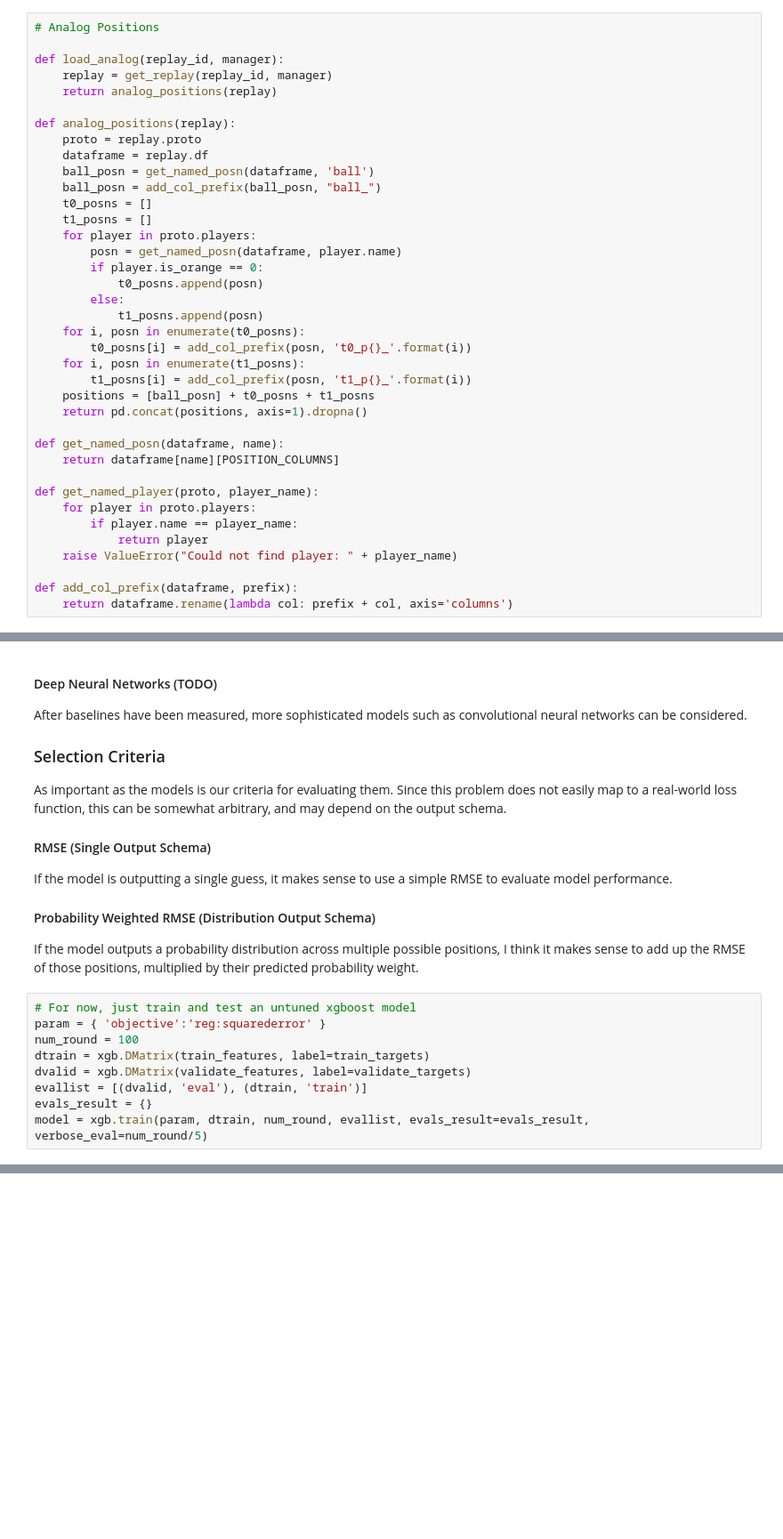
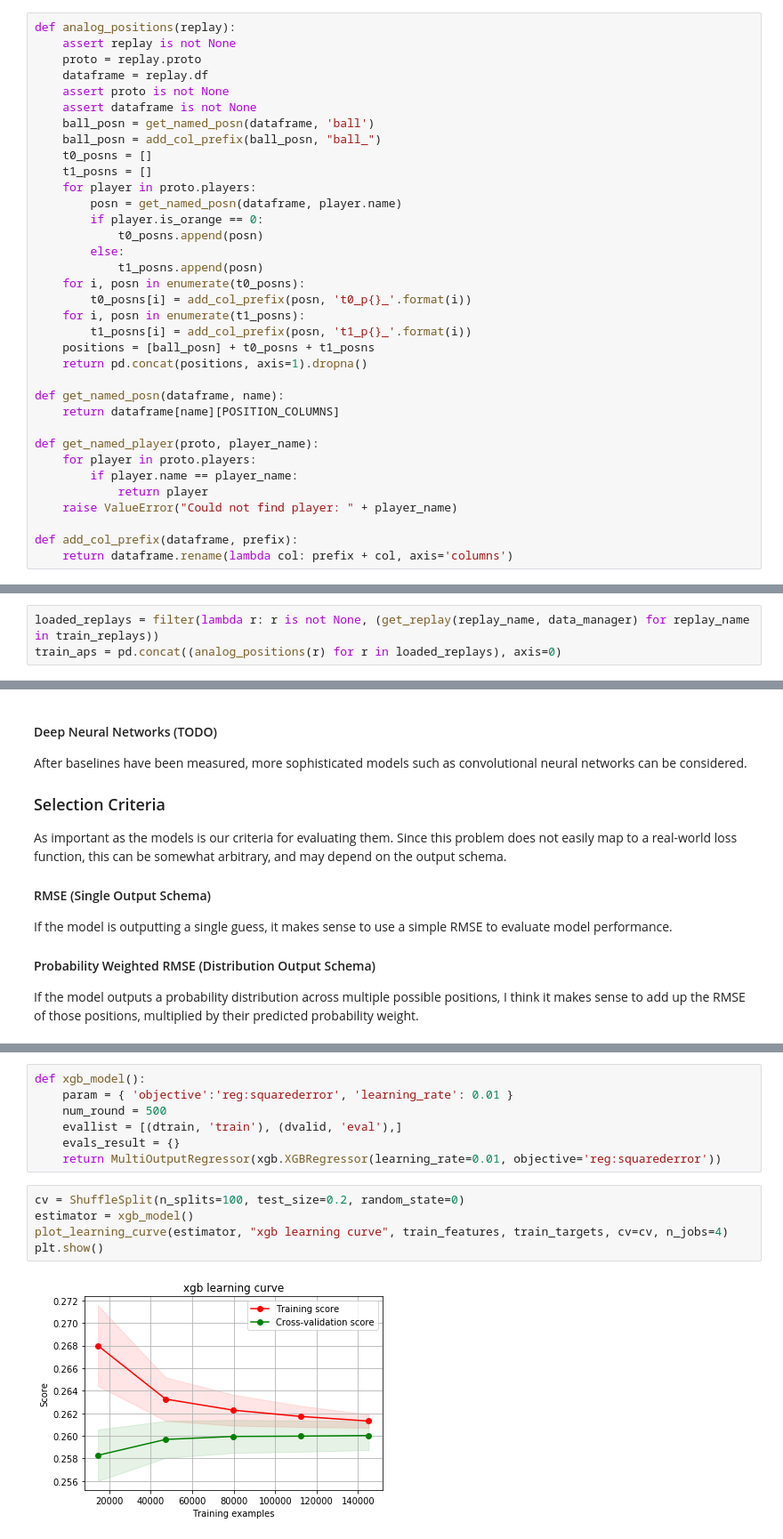
Before and after one commit to axelmagn/ReplayModels, a Jupyter notebook: position_predictor.ipynb, the cells around one changed output, grey strips where cells are left out. Shown: that part at 89% size. Drawn from its saved outputs; the diff is of its cells as text; blank space fills up the shorter version.

```diff
--- a/position_predictor.ipynb
+++ b/position_predictor.ipynb
@@ -181,15 +217,12 @@ Optionally, it would be possible to slightly randomize positions, in order to he
 
 The original plan was to omit one player, and make the predictor guess it. If we are already have generated all reorderings, it should be sufficient to simply omit the final player.  However, I would also like to explore the possibility of a GAN or Autoencoder where one position within a valid record is fabricated, and the predictor must reconstruct the valid position from the invalid one.
 # %%
-# Analog Positions
-
-def load_analog(replay_id, manager):
-    replay = get_replay(replay_id, manager)
-    return analog_positions(replay)
-
 def analog_positions(replay):
+    assert replay is not None
     proto = replay.proto
     dataframe = replay.df
+    assert proto is not None
+    assert dataframe is not None
     ball_posn = get_named_posn(dataframe, 'ball')
     ball_posn = add_col_prefix(ball_posn, "ball_")
     t0_posns = []
@@ -224,0 +254,3 @@ validate_aps = pd.concat((load_analog(replay_name, data_manager) for replay_name
+# %%
+loaded_replays = filter(lambda r: r is not None, (get_replay(replay_name, data_manager) for replay_name in train_replays))
+train_aps = pd.concat((analog_positions(r) for r in loaded_replays), axis=0)
@@ -274,12 +327,3 @@ If the model is outputting a single guess, it makes sense to use a simple RMSE t
 #### Probability Weighted RMSE (Distribution Output Schema)
 
 If the model outputs a probability distribution across multiple possible positions, I think it makes sense to add up the RMSE of those positions, multiplied by their predicted probability weight.
-# %%
-# For now, just train and test an untuned xgboost model
-param = { 'objective':'reg:squarederror' }
-num_round = 100
-dtrain = xgb.DMatrix(train_features, label=train_targets)
-dvalid = xgb.DMatrix(validate_features, label=validate_targets)
-evallist = [(dvalid, 'eval'), (dtrain, 'train')]
-evals_result = {}
-model = xgb.train(param, dtrain, num_round, evallist, evals_result=evals_result, verbose_eval=num_round/5)
@@ -294,0 +417,14 @@ plt.show()
+# %%
+def xgb_model():
+    param = { 'objective':'reg:squarederror', 'learning_rate': 0.01 }
+    num_round = 500
+    evallist = [(dtrain, 'train'), (dvalid, 'eval'),]
+    evals_result = {}
+    return MultiOutputRegressor(xgb.XGBRegressor(learning_rate=0.01, objective='reg:squarederror'))
+# %%
+cv = ShuffleSplit(n_splits=100, test_size=0.2, random_state=0)
+estimator = xgb_model()
+plot_learning_curve(estimator, "xgb learning curve", train_features, train_targets, cv=cv, n_jobs=4)
+plt.show()
+# %% [output]
+[figure, added]
```
Also changed, not shown: parts of 14 cells of this notebook, 1 other file.
